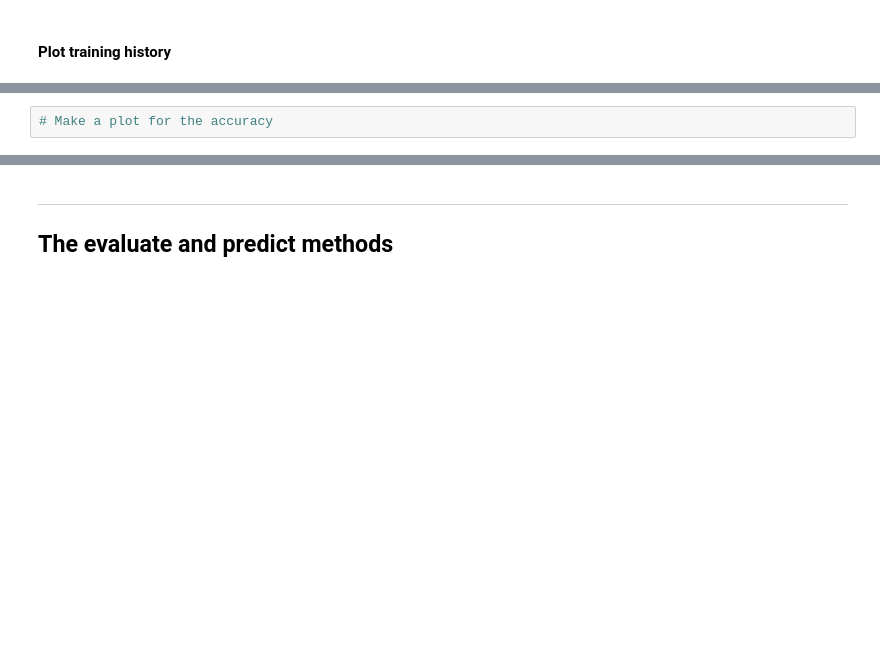
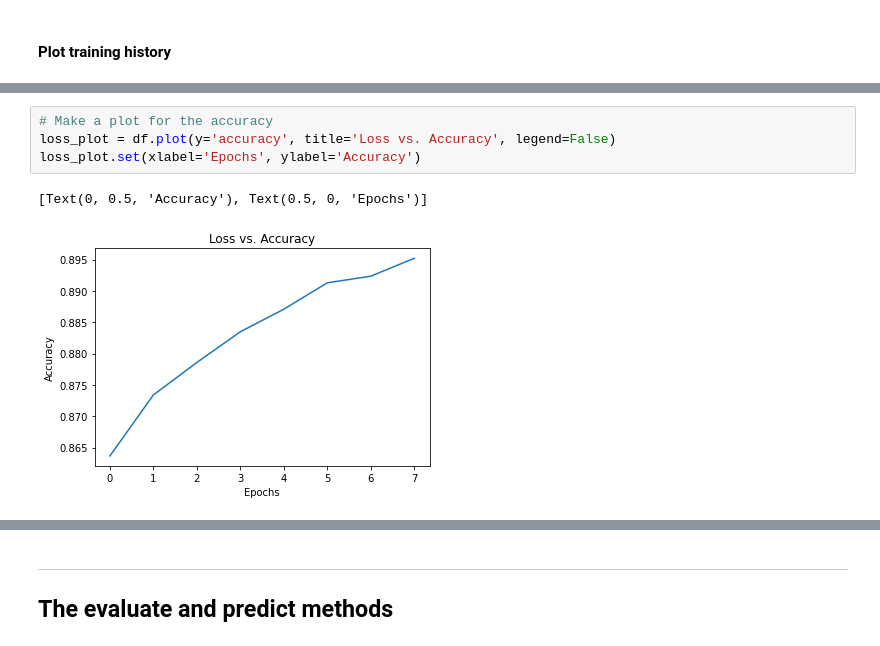
Before and after one commit to vkamma/Tensorflow, a Jupyter notebook: Coding_Tutorial.ipynb, the cells around one changed output, grey strips where cells are left out. Cells and saved outputs as stored; diff of their text form; blank space fills up the shorter version.

```diff
--- a/Coding_Tutorial.ipynb
+++ b/Coding_Tutorial.ipynb
@@ -156,4 +206,9 @@ labels = [
 # %%
 # Make a plot for the accuracy
+loss_plot = df.plot(y='accuracy', title='Loss vs. Accuracy', legend=False)
+loss_plot.set(xlabel='Epochs', ylabel='Accuracy')
+# %% [output]
+[Text(0, 0.5, 'Accuracy'), Text(0.5, 0, 'Epochs')]
+[figure, added]
 # %%
 # Make a plot for the additional metric
```
Also changed, not shown: parts of 12 cells of this notebook.
